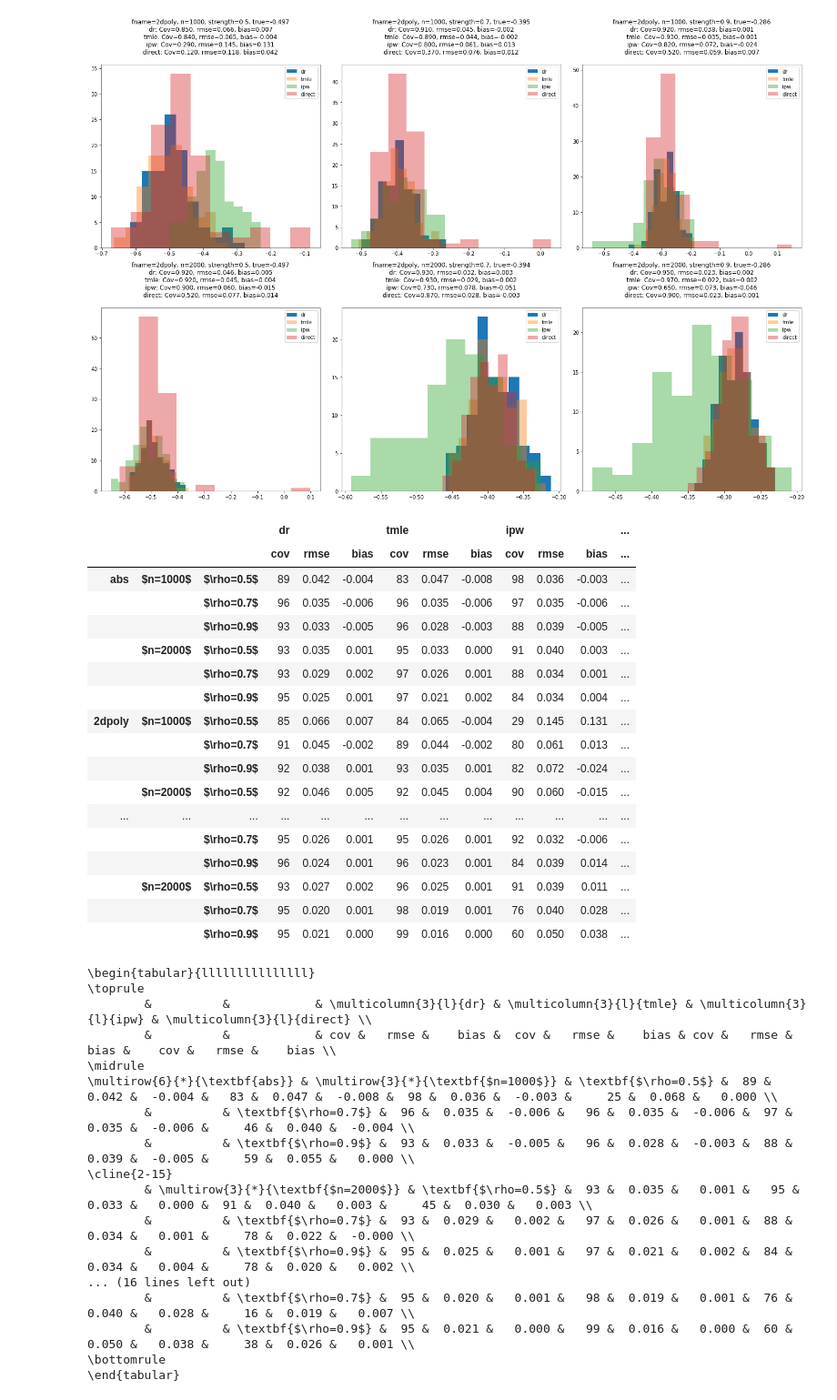
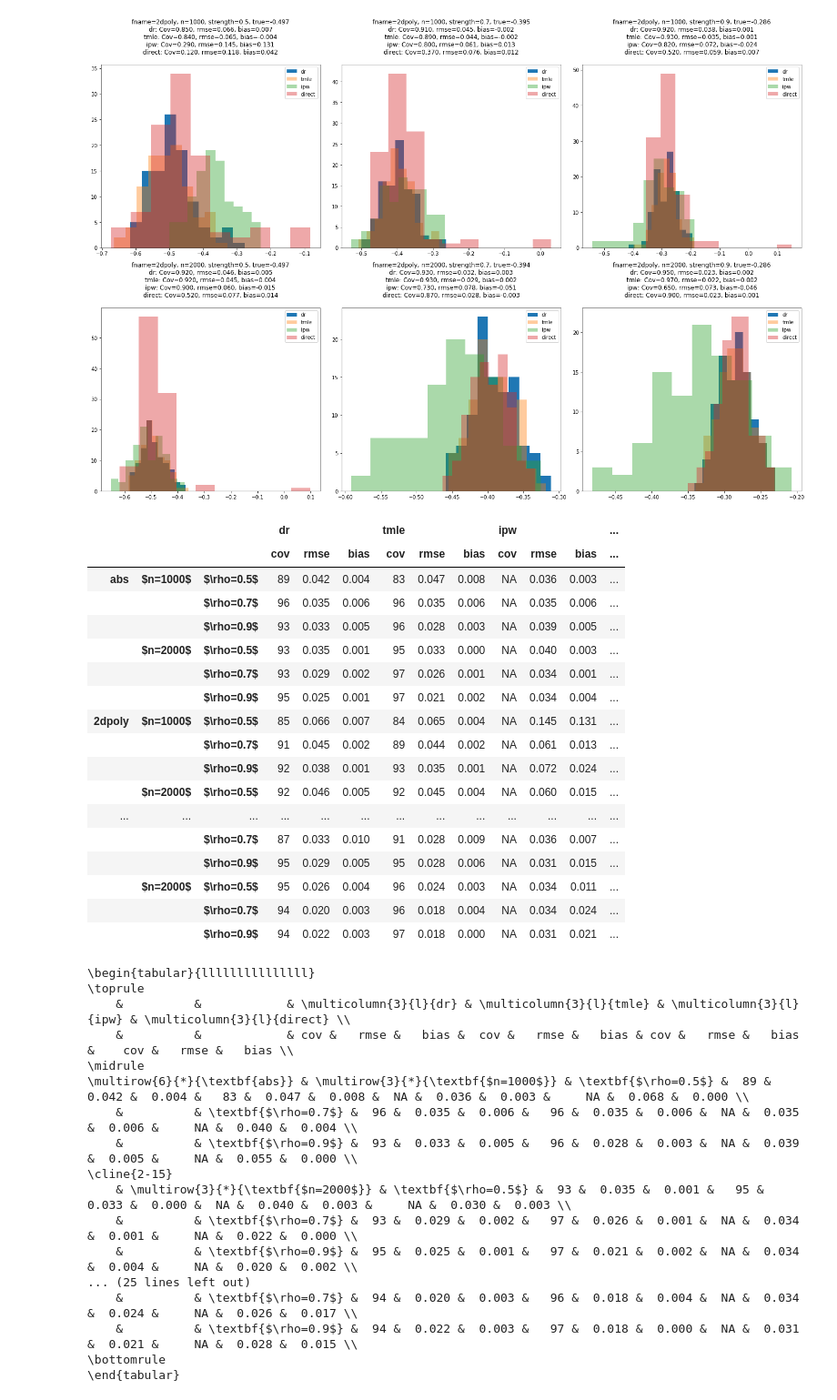
Before and after one commit to syrgkanislab/npiv_functionals, a Jupyter notebook: notebooks/Postprocess.ipynb, the cells around one changed output. Shown at 91% size. Saved outputs shown, nothing was run; the diff lists cells and outputs as text; code cells hidden in the pictures.

```diff
--- a/notebooks/Postprocess.ipynb
+++ b/notebooks/Postprocess.ipynb
@@ -63,62 +63,66 @@ for fname in ['abs', '2dpoly']:
 # %%
 import pandas as pd
 
 resd = {}
-for fname in ['abs', '2dpoly', 'sigmoid']:
+for fname in ['abs', '2dpoly', 'sigmoid', 'sin']:
     resd[fname] = {}
     for n in [1000, 2000]:
         nkey = f'$n={n}$'
         resd[fname][nkey] = {}
         for iv_strength in [.5, .7, .9]:
             true, results = joblib.load(f'res_fn_{fname}_n_{n}_stregth_{iv_strength}_eps_{0.1}.jbl')
             ivkey = f'$\rho={iv_strength}$'
             resd[fname][nkey][ivkey] = {}
             for it, method in enumerate(['dr', 'tmle', 'ipw', 'direct']):
                 data = np.array([r[it] for r in results])
+                if method in ['dr', 'tmle']:
+                    cov = f'{100*np.mean((data[:, 1] <= true) & (true <= data[:, 2])):.0f}'
+                else:
+                    cov = 'NA'
                 resd[fname][nkey][ivkey][method] = {
-                                'cov': f'{100*np.mean((data[:, 1] <= true) & (true <= data[:, 2])):.0f}',
+                                'cov': cov,
                                 'rmse': f'{np.sqrt(np.mean((data[:, 0]-true)**2)):.3f}',
-                                'bias': f'{np.mean((data[:, 0]-true)):.3f}'}
+                                'bias': f'{np.abs(np.mean((data[:, 0]-true))):.3f}'}
             resd[fname][nkey][ivkey] = pd.DataFrame(resd[fname][nkey][ivkey])
         resd[fname][nkey] = pd.concat(resd[fname][nkey])
     resd[fname] = pd.concat(resd[fname])
 
 display(pd.concat(resd).unstack(level=3))
 print(pd.concat(resd).unstack(level=3).to_latex(bold_rows=True, multirow=True,
                                                 multicolumn=True, escape=False))
 # %% [output]
 |  |  |  | dr |  |  | tmle |  |  | ipw |  |  | ... |
 |  |  |  | cov | rmse | bias | cov | rmse | bias | cov | rmse | bias | ... |
-| abs | $n=1000$ | $\rho=0.5$ | 89 | 0.042 | -0.004 | 83 | 0.047 | -0.008 | 98 | 0.036 | -0.003 | ... |
-|  |  | $\rho=0.7$ | 96 | 0.035 | -0.006 | 96 | 0.035 | -0.006 | 97 | 0.035 | -0.006 | ... |
-|  |  | $\rho=0.9$ | 93 | 0.033 | -0.005 | 96 | 0.028 | -0.003 | 88 | 0.039 | -0.005 | ... |
-|  | $n=2000$ | $\rho=0.5$ | 93 | 0.035 | 0.001 | 95 | 0.033 | 0.000 | 91 | 0.040 | 0.003 | ... |
-|  |  | $\rho=0.7$ | 93 | 0.029 | 0.002 | 97 | 0.026 | 0.001 | 88 | 0.034 | 0.001 | ... |
-|  |  | $\rho=0.9$ | 95 | 0.025 | 0.001 | 97 | 0.021 | 0.002 | 84 | 0.034 | 0.004 | ... |
-| 2dpoly | $n=1000$ | $\rho=0.5$ | 85 | 0.066 | 0.007 | 84 | 0.065 | -0.004 | 29 | 0.145 | 0.131 | ... |
-|  |  | $\rho=0.7$ | 91 | 0.045 | -0.002 | 89 | 0.044 | -0.002 | 80 | 0.061 | 0.013 | ... |
-|  |  | $\rho=0.9$ | 92 | 0.038 | 0.001 | 93 | 0.035 | 0.001 | 82 | 0.072 | -0.024 | ... |
-|  | $n=2000$ | $\rho=0.5$ | 92 | 0.046 | 0.005 | 92 | 0.045 | 0.004 | 90 | 0.060 | -0.015 | ... |
+| abs | $n=1000$ | $\rho=0.5$ | 89 | 0.042 | 0.004 | 83 | 0.047 | 0.008 | NA | 0.036 | 0.003 | ... |
+|  |  | $\rho=0.7$ | 96 | 0.035 | 0.006 | 96 | 0.035 | 0.006 | NA | 0.035 | 0.006 | ... |
+|  |  | $\rho=0.9$ | 93 | 0.033 | 0.005 | 96 | 0.028 | 0.003 | NA | 0.039 | 0.005 | ... |
+|  | $n=2000$ | $\rho=0.5$ | 93 | 0.035 | 0.001 | 95 | 0.033 | 0.000 | NA | 0.040 | 0.003 | ... |
+|  |  | $\rho=0.7$ | 93 | 0.029 | 0.002 | 97 | 0.026 | 0.001 | NA | 0.034 | 0.001 | ... |
+|  |  | $\rho=0.9$ | 95 | 0.025 | 0.001 | 97 | 0.021 | 0.002 | NA | 0.034 | 0.004 | ... |
+| 2dpoly | $n=1000$ | $\rho=0.5$ | 85 | 0.066 | 0.007 | 84 | 0.065 | 0.004 | NA | 0.145 | 0.131 | ... |
+|  |  | $\rho=0.7$ | 91 | 0.045 | 0.002 | 89 | 0.044 | 0.002 | NA | 0.061 | 0.013 | ... |
+|  |  | $\rho=0.9$ | 92 | 0.038 | 0.001 | 93 | 0.035 | 0.001 | NA | 0.072 | 0.024 | ... |
+|  | $n=2000$ | $\rho=0.5$ | 92 | 0.046 | 0.005 | 92 | 0.045 | 0.004 | NA | 0.060 | 0.015 | ... |
 | ... | ... | ... | ... | ... | ... | ... | ... | ... | ... | ... | ... | ... |
-|  |  | $\rho=0.7$ | 95 | 0.026 | 0.001 | 95 | 0.026 | 0.001 | 92 | 0.032 | -0.006 | ... |
-|  |  | $\rho=0.9$ | 96 | 0.024 | 0.001 | 96 | 0.023 | 0.001 | 84 | 0.039 | 0.014 | ... |
-|  | $n=2000$ | $\rho=0.5$ | 93 | 0.027 | 0.002 | 96 | 0.025 | 0.001 | 91 | 0.039 | 0.011 | ... |
-|  |  | $\rho=0.7$ | 95 | 0.020 | 0.001 | 98 | 0.019 | 0.001 | 76 | 0.040 | 0.028 | ... |
-|  |  | $\rho=0.9$ | 95 | 0.021 | 0.000 | 99 | 0.016 | 0.000 | 60 | 0.050 | 0.038 | ... |
+|  |  | $\rho=0.7$ | 87 | 0.033 | 0.010 | 91 | 0.028 | 0.009 | NA | 0.036 | 0.007 | ... |
+|  |  | $\rho=0.9$ | 95 | 0.029 | 0.005 | 95 | 0.028 | 0.006 | NA | 0.031 | 0.015 | ... |
+|  | $n=2000$ | $\rho=0.5$ | 95 | 0.026 | 0.004 | 96 | 0.024 | 0.003 | NA | 0.034 | 0.011 | ... |
+|  |  | $\rho=0.7$ | 94 | 0.020 | 0.003 | 96 | 0.018 | 0.004 | NA | 0.034 | 0.024 | ... |
+|  |  | $\rho=0.9$ | 94 | 0.022 | 0.003 | 97 | 0.018 | 0.000 | NA | 0.031 | 0.021 | ... |
 \begin{tabular}{lllllllllllllll}
 \toprule
-        &          &            & \multicolumn{3}{l}{dr} & \multicolumn{3}{l}{tmle} & \multicolumn{3}{l}{ipw} & \multicolumn{3}{l}{direct} \\
-        &          &            & cov &   rmse &    bias &  cov &   rmse &    bias & cov &   rmse &    bias &    cov &   rmse &    bias \\
+    &          &            & \multicolumn{3}{l}{dr} & \multicolumn{3}{l}{tmle} & \multicolumn{3}{l}{ipw} & \multicolumn{3}{l}{direct} \\
+    &          &            & cov &   rmse &   bias &  cov &   rmse &   bias & cov &   rmse &   bias &    cov &   rmse &   bias \\
 \midrule
-\multirow{6}{*}{\textbf{abs}} & \multirow{3}{*}{\textbf{$n=1000$}} & \textbf{$\rho=0.5$} &  89 &  0.042 &  -0.004 &   83 &  0.047 &  -0.008 &  98 &  0.036 &  -0.003 &     25 &  0.068 &   0.000 \\
-        &          & \textbf{$\rho=0.7$} &  96 &  0.035 &  -0.006 &   96 &  0.035 &  -0.006 &  97 &  0.035 &  -0.006 &     46 &  0.040 &  -0.004 \\
-        &          & \textbf{$\rho=0.9$} &  93 &  0.033 &  -0.005 &   96 &  0.028 &  -0.003 &  88 &  0.039 &  -0.005 &     59 &  0.055 &   0.000 \\
+\multirow{6}{*}{\textbf{abs}} & \multirow{3}{*}{\textbf{$n=1000$}} & \textbf{$\rho=0.5$} &  89 &  0.042 &  0.004 &   83 &  0.047 &  0.008 &  NA &  0.036 &  0.003 &     NA &  0.068 &  0.000 \\
+    &          & \textbf{$\rho=0.7$} &  96 &  0.035 &  0.006 &   96 &  0.035 &  0.006 &  NA &  0.035 &  0.006 &     NA &  0.040 &  0.004 \\
+    &          & \textbf{$\rho=0.9$} &  93 &  0.033 &  0.005 &   96 &  0.028 &  0.003 &  NA &  0.039 &  0.005 &     NA &  0.055 &  0.000 \\
 \cline{2-15}
-        & \multirow{3}{*}{\textbf{$n=2000$}} & \textbf{$\rho=0.5$} &  93 &  0.035 &   0.001 &   95 &  0.033 &   0.000 &  91 &  0.040 &   0.003 &     45 &  0.030 &   0.003 \\
-        &          & \textbf{$\rho=0.7$} &  93 &  0.029 &   0.002 &   97 &  0.026 &   0.001 &  88 &  0.034 &   0.001 &     78 &  0.022 &  -0.000 \\
-        &          & \textbf{$\rho=0.9$} &  95 &  0.025 &   0.001 &   97 &  0.021 &   0.002 &  84 &  0.034 &   0.004 &     78 &  0.020 &   0.002 \\
-... (16 lines left out)
-        &          & \textbf{$\rho=0.7$} &  95 &  0.020 &   0.001 &   98 &  0.019 &   0.001 &  76 &  0.040 &   0.028 &     16 &  0.019 &   0.007 \\
-        &          & \textbf{$\rho=0.9$} &  95 &  0.021 &   0.000 &   99 &  0.016 &   0.000 &  60 &  0.050 &   0.038 &     38 &  0.026 &   0.001 \\
+    & \multirow{3}{*}{\textbf{$n=2000$}} & \textbf{$\rho=0.5$} &  93 &  0.035 &  0.001 &   95 &  0.033 &  0.000 &  NA &  0.040 &  0.003 &     NA &  0.030 &  0.003 \\
+    &          & \textbf{$\rho=0.7$} &  93 &  0.029 &  0.002 &   97 &  0.026 &  0.001 &  NA &  0.034 &  0.001 &     NA &  0.022 &  0.000 \\
+    &          & \textbf{$\rho=0.9$} &  95 &  0.025 &  0.001 &   97 &  0.021 &  0.002 &  NA &  0.034 &  0.004 &     NA &  0.020 &  0.002 \\
+... (25 lines left out)
+    &          & \textbf{$\rho=0.7$} &  94 &  0.020 &  0.003 &   96 &  0.018 &  0.004 &  NA &  0.034 &  0.024 &     NA &  0.026 &  0.017 \\
+    &          & \textbf{$\rho=0.9$} &  94 &  0.022 &  0.003 &   97 &  0.018 &  0.000 &  NA &  0.031 &  0.021 &     NA &  0.028 &  0.015 \\
 \bottomrule
 \end{tabular}
```
Also changed, not shown: parts of 2 cells of this notebook, 2 other files.
